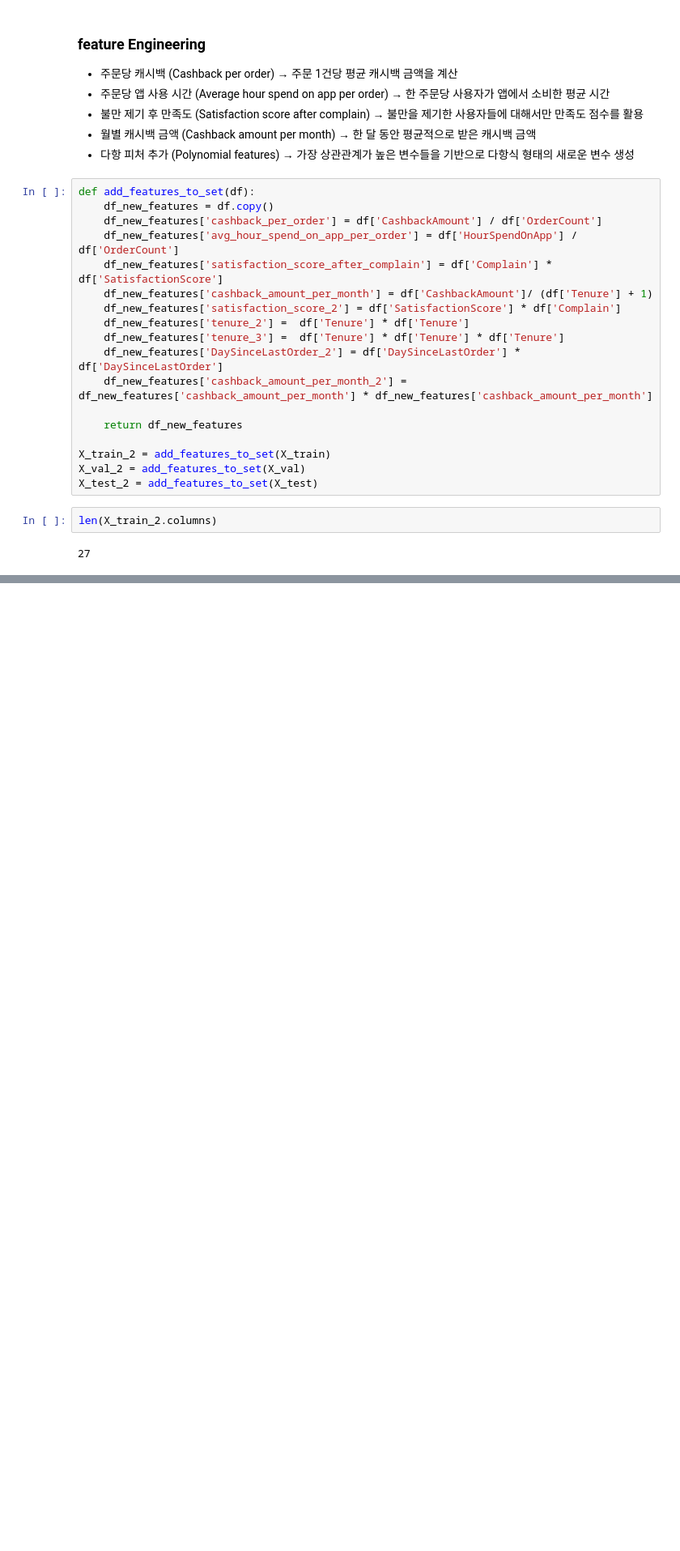
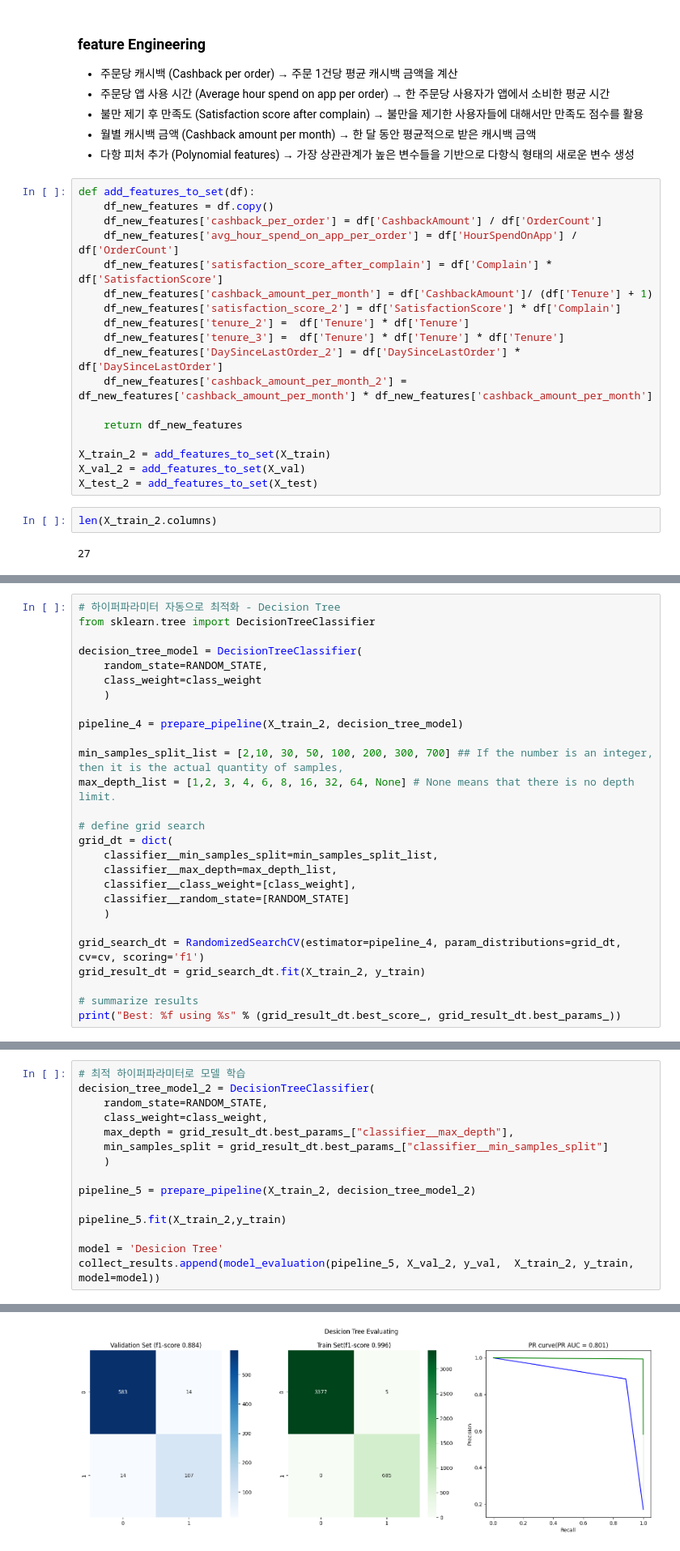
Before and after one commit to SKNETWORKS-FAMILY-AICAMP/SKN28-2nd-4Team, a Jupyter notebook: back_research/myungbin/Ecommerce_Customer/notebooks/modeling_2.ipynb, the cells around one changed output, grey strips where cells are left out. Shown at 81% size. Drawn from its saved outputs; the diff is of its cells as text; blank space fills up the shorter version.

```diff
--- a/back_research/myungbin/Ecommerce_Customer/notebooks/modeling_2.ipynb
+++ b/back_research/myungbin/Ecommerce_Customer/notebooks/modeling_2.ipynb
@@ -234,0 +345,27 @@ len(X_train_2.columns)
+# %%
+# 하이퍼파라미터 자동으로 최적화 - Decision Tree
+from sklearn.tree import DecisionTreeClassifier
+
+decision_tree_model = DecisionTreeClassifier(
+    random_state=RANDOM_STATE,
+    class_weight=class_weight
+    )
+
+pipeline_4 = prepare_pipeline(X_train_2, decision_tree_model)
+
+min_samples_split_list = [2,10, 30, 50, 100, 200, 300, 700] ## If the number is an integer, then it is the actual quantity of samples,
+max_depth_list = [1,2, 3, 4, 6, 8, 16, 32, 64, None] # None means that there is no depth limit.
+
+# define grid search
+grid_dt = dict(
+    classifier__min_samples_split=min_samples_split_list,
+    classifier__max_depth=max_depth_list,
+    classifier__class_weight=[class_weight],
+    classifier__random_state=[RANDOM_STATE]
+    )
+
+grid_search_dt = RandomizedSearchCV(estimator=pipeline_4, param_distributions=grid_dt, cv=cv, scoring='f1')
+grid_result_dt = grid_search_dt.fit(X_train_2, y_train)
+
+# summarize results
+print("Best: %f using %s" % (grid_result_dt.best_score_, grid_result_dt.best_params_))
@@ -234,0 +376,16 @@ len(X_train_2.columns)
+# %%
+# 최적 하이퍼파라미터로 모델 학습
+decision_tree_model_2 = DecisionTreeClassifier(
+    random_state=RANDOM_STATE,
+    class_weight=class_weight,
+    max_depth = grid_result_dt.best_params_["classifier__max_depth"],
+    min_samples_split = grid_result_dt.best_params_["classifier__min_samples_split"]
+    )
+
+pipeline_5 = prepare_pipeline(X_train_2, decision_tree_model_2)
+
+pipeline_5.fit(X_train_2,y_train)
+
+model = 'Desicion Tree'
+collect_results.append(model_evaluation(pipeline_5, X_val_2, y_val,  X_train_2, y_train, model=model))
+# %% [output]
@@ -234,0 +408 @@ len(X_train_2.columns)
+[figure, added]
```
Also changed, not shown: parts of 25 cells of this notebook.
